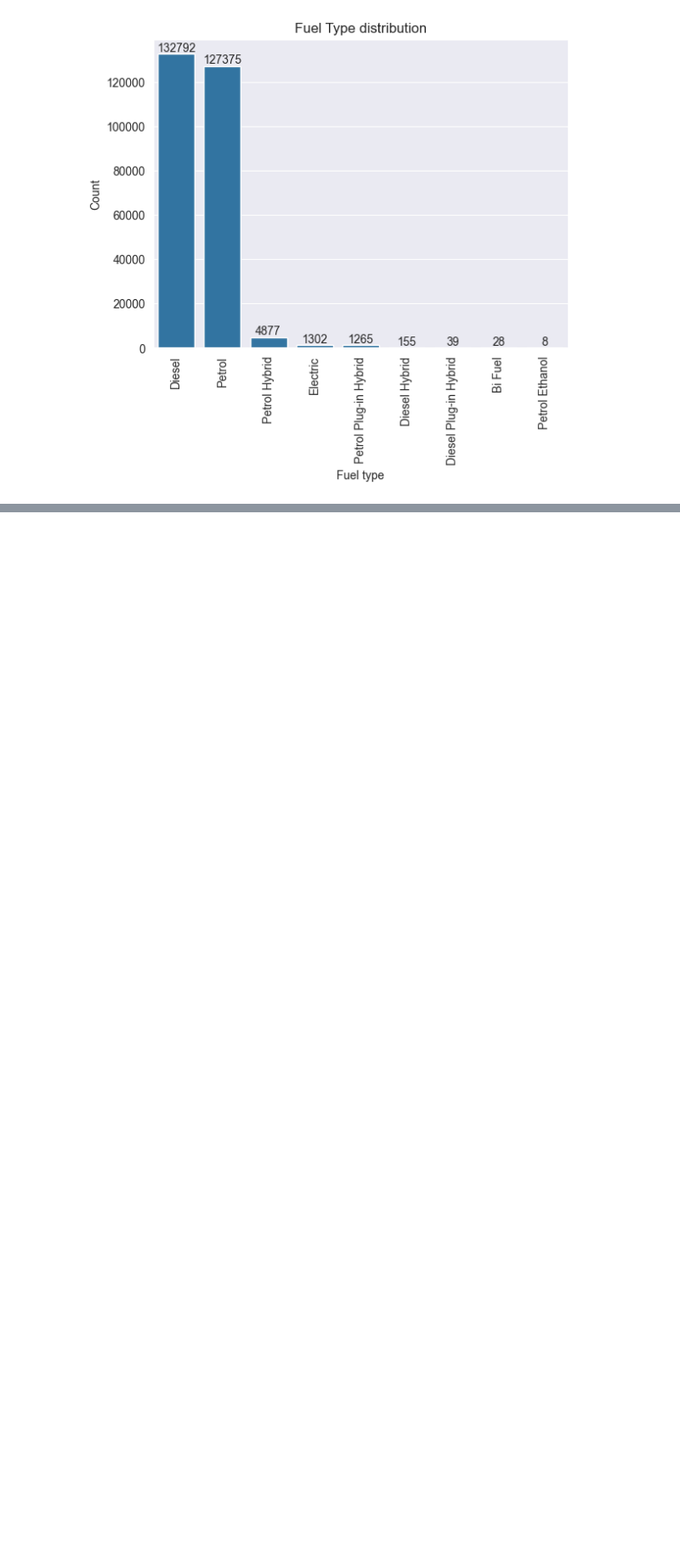
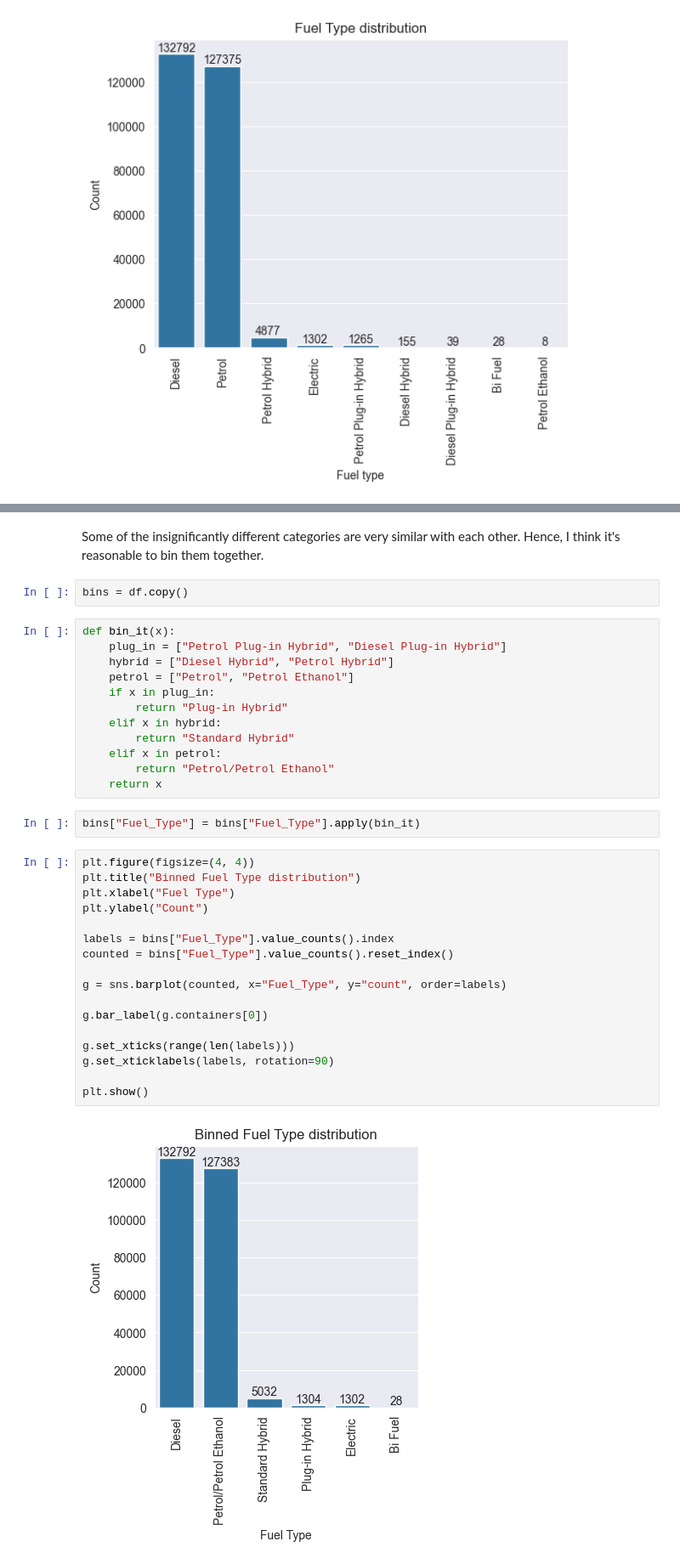
Before and after one commit to maciej-polcyn/data-processing-capstone-project, a Jupyter notebook: report.ipynb, the cells around one changed output, grey strips where cells are left out. Shown at 85% size. Drawn from its saved outputs; the diff is of its cells as text; blank space fills up the shorter version.

Commit message:
data_cleaning quick fix and Fuel Type analysis in report.

```diff
--- a/report.ipynb
+++ b/report.ipynb
@@ -247,0 +291,38 @@ plt.show()
+# %% [markdown]
+Some of the insignificantly different categories are very similar with each other.
+Hence, I think it's reasonable to bin them together.
+# %%
+bins = df.copy()
+# %%
+def bin_it(x):
+    plug_in = ["Petrol Plug-in Hybrid", "Diesel Plug-in Hybrid"]
+    hybrid = ["Diesel Hybrid", "Petrol Hybrid"]
+    petrol = ["Petrol", "Petrol Ethanol"]
+    if x in plug_in:
+        return "Plug-in Hybrid"
+    elif x in hybrid:
+        return "Standard Hybrid"
+    elif x in petrol:
+        return "Petrol/Petrol Ethanol"
+    return x
+# %%
+bins["Fuel_Type"] = bins["Fuel_Type"].apply(bin_it)
+# %%
+plt.figure(figsize=(4, 4))
+plt.title("Binned Fuel Type distribution")
+plt.xlabel("Fuel Type")
+plt.ylabel("Count")
+
+labels = bins["Fuel_Type"].value_counts().index
+counted = bins["Fuel_Type"].value_counts().reset_index()
+
+g = sns.barplot(counted, x="Fuel_Type", y="count", order=labels)
+
+g.bar_label(g.containers[0])
+
+g.set_xticks(range(len(labels)))
+g.set_xticklabels(labels, rotation=90)
+
+plt.show()
+# %% [output]
+[figure, added]
```
Also changed, not shown: parts of 20 cells of this notebook, 1 other file.
